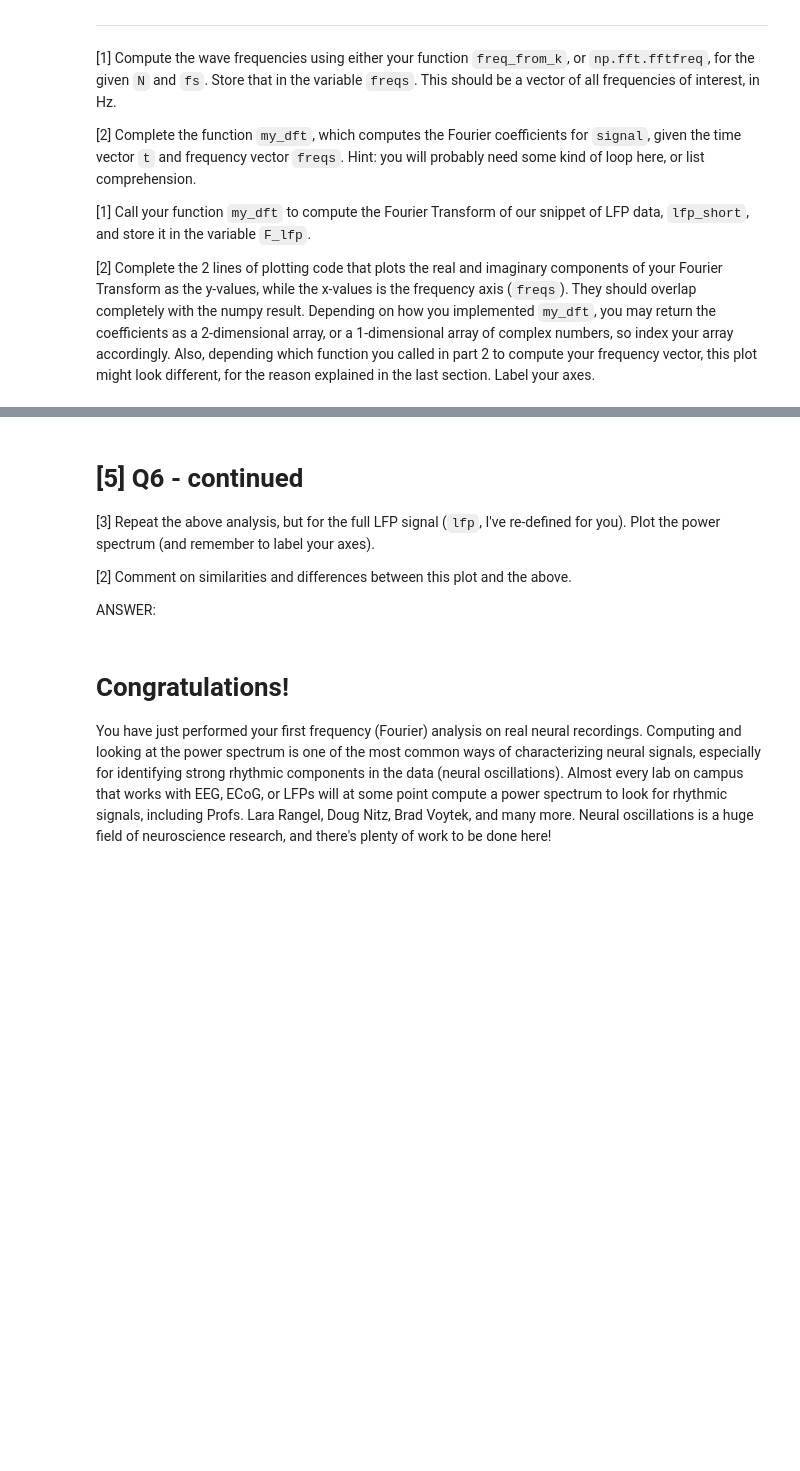
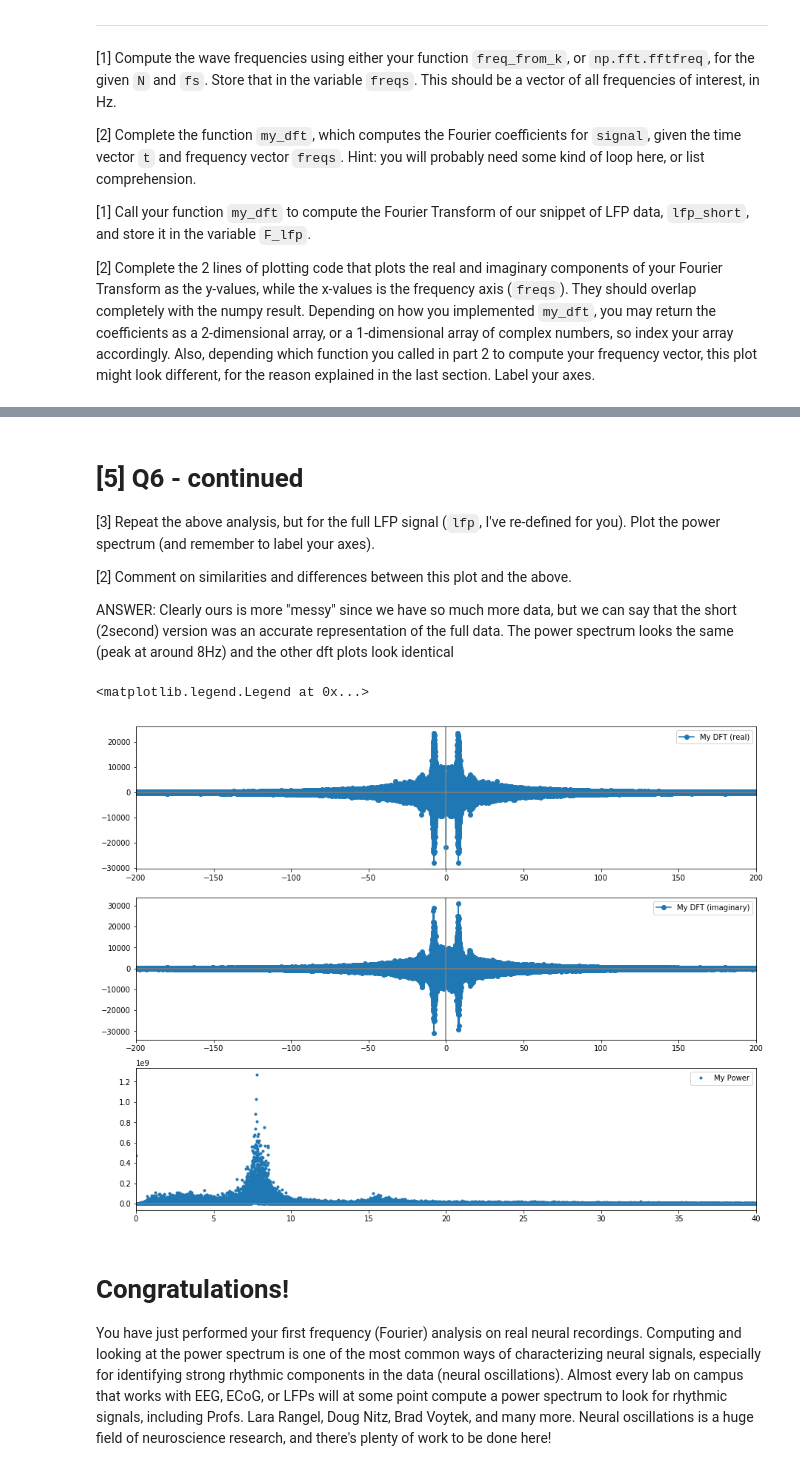
Before and after one commit to kevinice95/COGS118C, a Jupyter notebook: Assignments/A2-FourierTransform.ipynb, the cells around one changed output, grey strips where cells are left out. Cells and saved outputs as stored; diff of their text form; code cells hidden in the pictures; blank space fills up the shorter version.

```diff
--- a/Assignments/A2-FourierTransform.ipynb
+++ b/Assignments/A2-FourierTransform.ipynb
@@ -426,4 +433,4 @@ plt.xlim([0,100])
 
 [2] Comment on similarities and differences between this plot and the above.
 
-ANSWER:
+ANSWER: Clearly ours is more "messy" since we have so much more data, but we can say that the short (2second) version was an accurate representation of the full data. The power spectrum looks the same (peak at around 8Hz) and the other dft plots look identical
@@ -435,3 +437,35 @@ lfp = data['lfp'][0,:]/1000
+# %%
+fs = data['fs'] # sampling rate
+lfp = data['lfp'][0,:]/1000
+N_c = len(lfp)
+
+# _FILL_IN_YOUR_CODE_HERE
+t_complete = np.arange(0, N_c/fs, 1/fs) # create the corresponding time vector
+freqs_c = np.fft.fftfreq(N_c,1/fs)
+lfp_dft = np.fft.fft(lfp)
+plt.figure(figsize=(15,12))
+power_c = np.abs(lfp_dft)**2
+plt.subplot(3,1,1)
+plt.plot(freqs_c,lfp_dft.real, 'o-', label='My DFT (real)')
+plt.xlim([-200,200])
+plt.axhline(0, color='grey')
+plt.axvline(0, color='grey')
+plt.legend()
+plt.subplot(3,1,2)
+plt.plot(freqs_c,lfp_dft.imag, 'o-',label="My DFT (imaginary)")
+plt.xlim([-200,200])
+plt.axhline(0, color='grey')
+plt.axvline(0, color='grey')
+plt.legend()
+plt.subplot(3,1,3)
+plt.plot(freqs_c, power_c, '.', label='My Power')
+plt.xlim([0,40])
+plt.axhline(0, color='grey')
+plt.axvline(0, color='grey')
+plt.legend()
+# %% [output]
+<matplotlib.legend.Legend at 0x...>
+[figure, added]
 # %% [markdown]
 # Congratulations!
 You have just performed your first frequency (Fourier) analysis on real neural recordings. Computing and looking at the power spectrum is one of the most common ways of characterizing neural signals, especially for identifying strong rhythmic components in the data (neural oscillations). Almost every lab on campus that works with EEG, ECoG, or LFPs will at some point compute a power spectrum to look for rhythmic signals, including Profs. Lara Rangel, Doug Nitz, Brad Voytek, and many more. Neural oscillations is a huge field of neuroscience research, and there's plenty of work to be done here!
```
Also changed, not shown: parts of 9 cells of this notebook.
